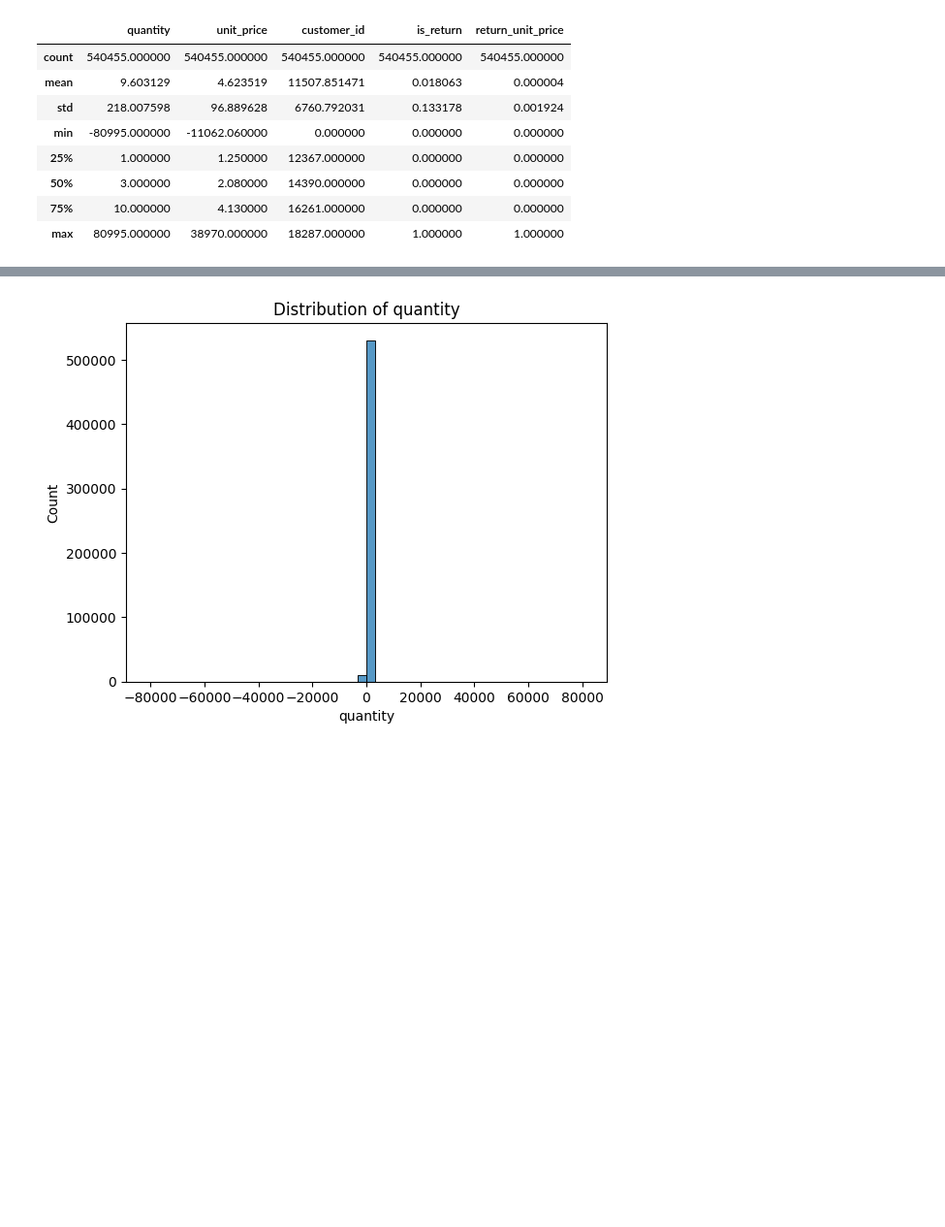
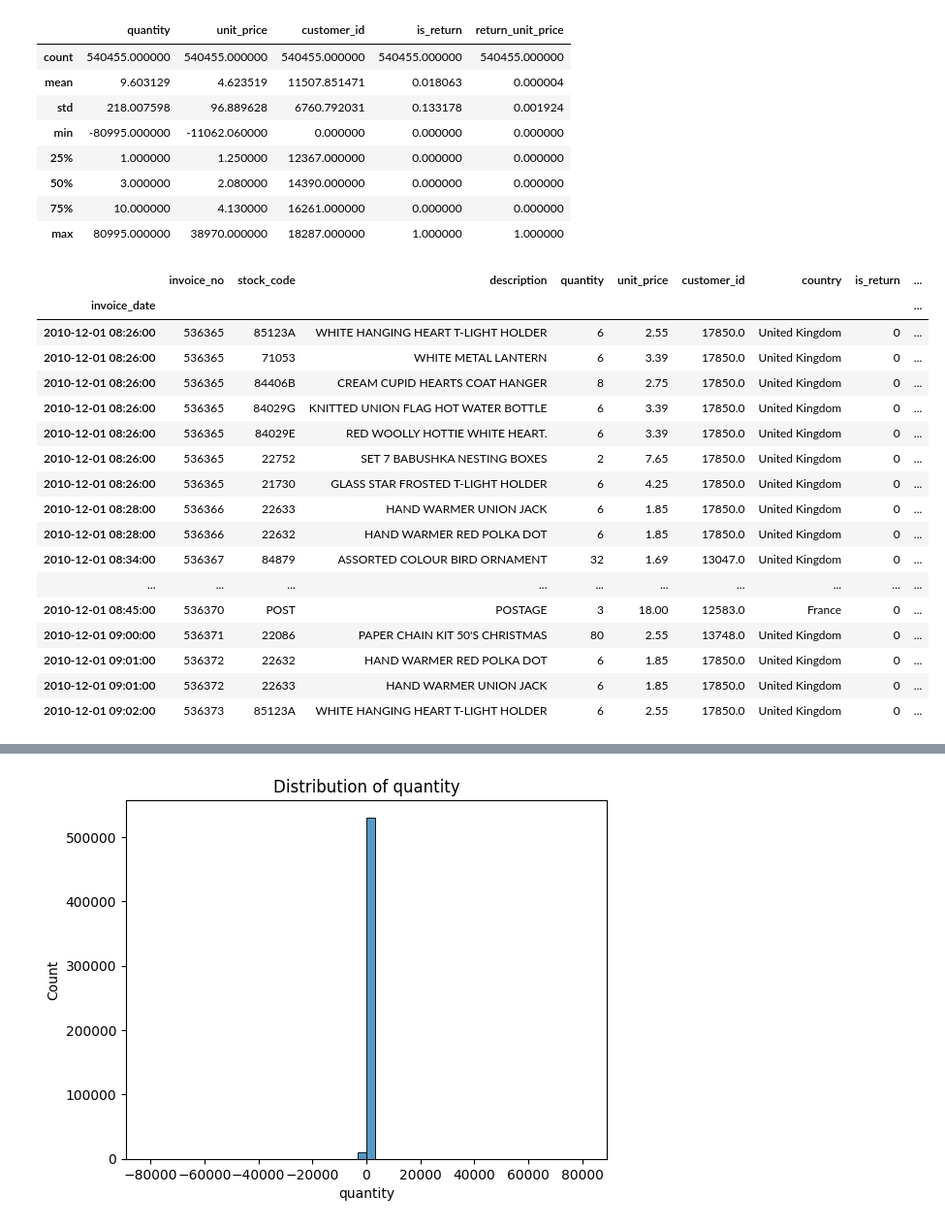
Before and after one commit to Marc-Aradillas/customer-segmentation-project, a Jupyter notebook: exp_working_nb.ipynb, the cells around one changed output, grey strips where cells are left out. Shown: that part at 97% size. Cells and saved outputs as stored; diff of their text form; code cells hidden in the pictures; blank space fills up the shorter version.

```diff
--- a/exp_working_nb.ipynb
+++ b/exp_working_nb.ipynb
@@ -51,3 +51,24 @@ df.describe()
 | 50% | 3.000000 | 2.080000 | 14390.000000 | 0.000000 | 0.000000 |
 | 75% | 10.000000 | 4.130000 | 16261.000000 | 0.000000 | 0.000000 |
 | max | 80995.000000 | 38970.000000 | 18287.000000 | 1.000000 | 1.000000 |
+# %%
+df.head(50)
+# %% [output]
+|  | invoice_no | stock_code | description | quantity | unit_price | customer_id | country | is_return | ... |
+| invoice_date |  |  |  |  |  |  |  |  | ... |
+| 2010-12-01 08:26:00 | 536365 | 85123A | WHITE HANGING HEART T-LIGHT HOLDER | 6 | 2.55 | 17850.0 | United Kingdom | 0 | ... |
+| 2010-12-01 08:26:00 | 536365 | 71053 | WHITE METAL LANTERN | 6 | 3.39 | 17850.0 | United Kingdom | 0 | ... |
+| 2010-12-01 08:26:00 | 536365 | 84406B | CREAM CUPID HEARTS COAT HANGER | 8 | 2.75 | 17850.0 | United Kingdom | 0 | ... |
+| 2010-12-01 08:26:00 | 536365 | 84029G | KNITTED UNION FLAG HOT WATER BOTTLE | 6 | 3.39 | 17850.0 | United Kingdom | 0 | ... |
+| 2010-12-01 08:26:00 | 536365 | 84029E | RED WOOLLY HOTTIE WHITE HEART. | 6 | 3.39 | 17850.0 | United Kingdom | 0 | ... |
+| 2010-12-01 08:26:00 | 536365 | 22752 | SET 7 BABUSHKA NESTING BOXES | 2 | 7.65 | 17850.0 | United Kingdom | 0 | ... |
+| 2010-12-01 08:26:00 | 536365 | 21730 | GLASS STAR FROSTED T-LIGHT HOLDER | 6 | 4.25 | 17850.0 | United Kingdom | 0 | ... |
+| 2010-12-01 08:28:00 | 536366 | 22633 | HAND WARMER UNION JACK | 6 | 1.85 | 17850.0 | United Kingdom | 0 | ... |
+| 2010-12-01 08:28:00 | 536366 | 22632 | HAND WARMER RED POLKA DOT | 6 | 1.85 | 17850.0 | United Kingdom | 0 | ... |
+| 2010-12-01 08:34:00 | 536367 | 84879 | ASSORTED COLOUR BIRD ORNAMENT | 32 | 1.69 | 13047.0 | United Kingdom | 0 | ... |
+| ... | ... | ... | ... | ... | ... | ... | ... | ... | ... |
+| 2010-12-01 08:45:00 | 536370 | POST | POSTAGE | 3 | 18.00 | 12583.0 | France | 0 | ... |
+| 2010-12-01 09:00:00 | 536371 | 22086 | PAPER CHAIN KIT 50'S CHRISTMAS | 80 | 2.55 | 13748.0 | United Kingdom | 0 | ... |
+| 2010-12-01 09:01:00 | 536372 | 22632 | HAND WARMER RED POLKA DOT | 6 | 1.85 | 17850.0 | United Kingdom | 0 | ... |
+| 2010-12-01 09:01:00 | 536372 | 22633 | HAND WARMER UNION JACK | 6 | 1.85 | 17850.0 | United Kingdom | 0 | ... |
+| 2010-12-01 09:02:00 | 536373 | 85123A | WHITE HANGING HEART T-LIGHT HOLDER | 6 | 2.55 | 17850.0 | United Kingdom | 0 | ... |
```
Also changed, not shown: parts of 9 cells of this notebook.
